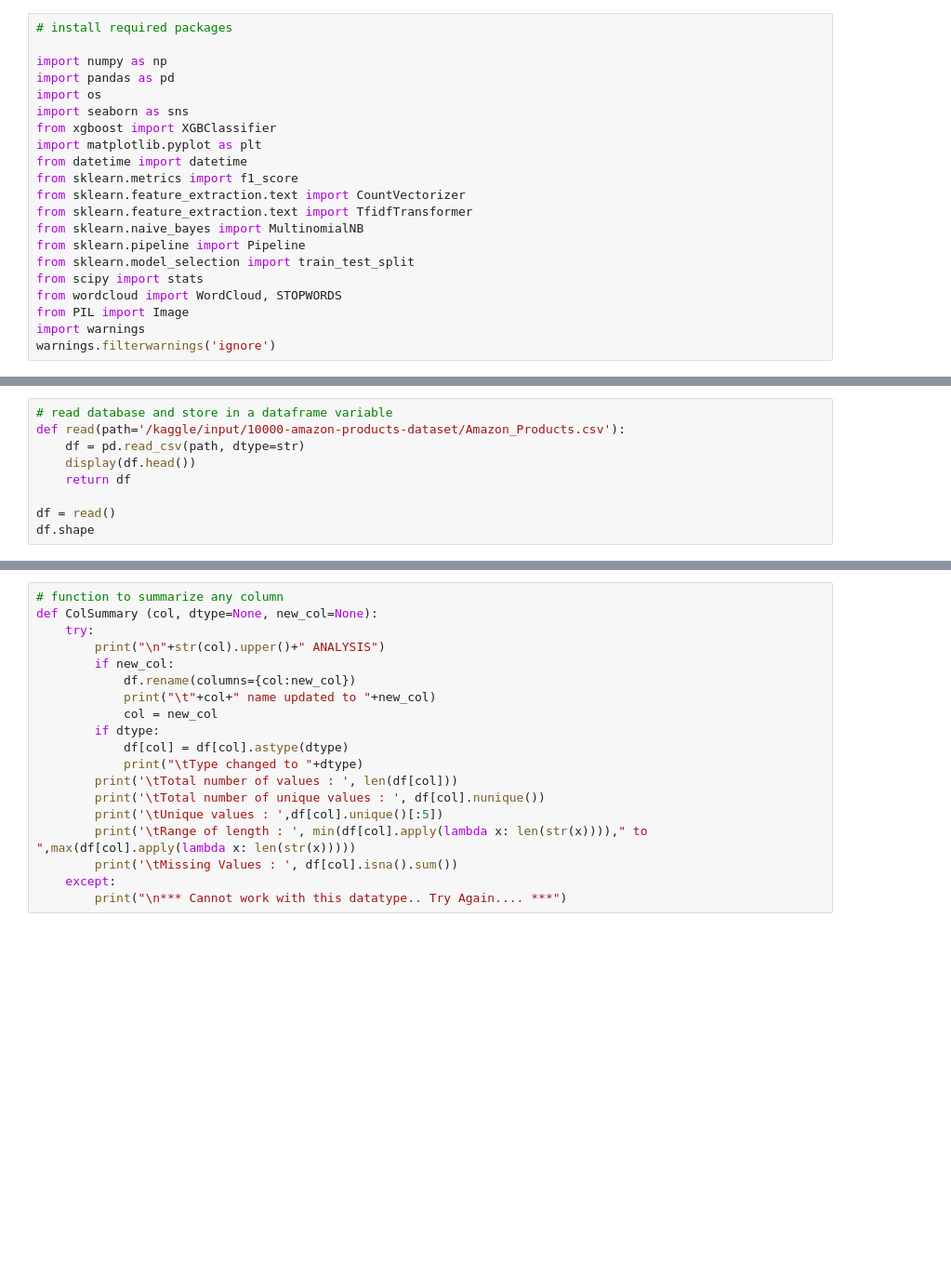
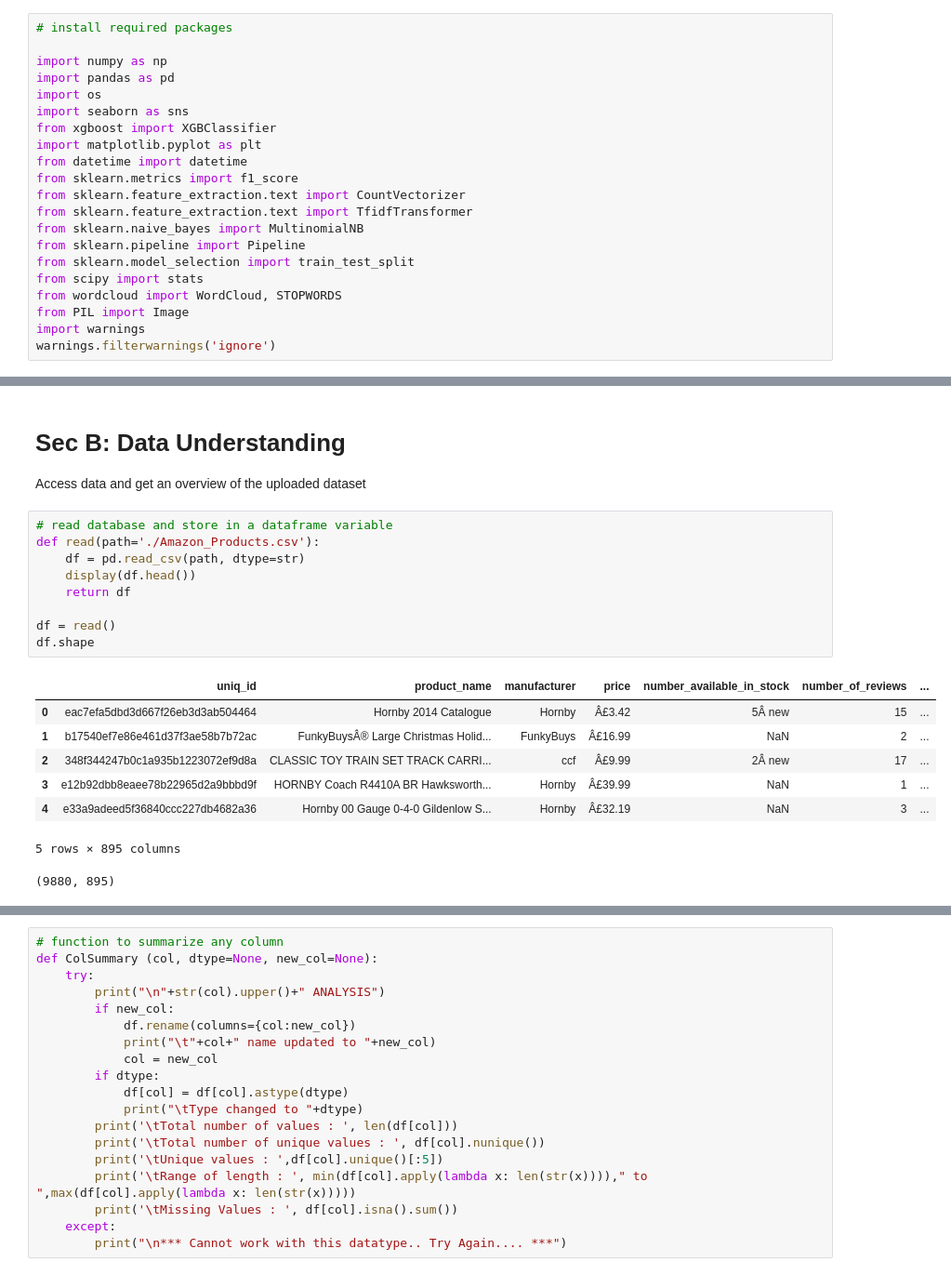
Before and after one commit to VidushiBhatia/UdacityProject-EDA, a Jupyter notebook: 5-eda-on-amazon-products.ipynb, the cells around one changed output, grey strips where cells are left out. Shown: that part at 93% size. Cells and saved outputs as stored; diff of their text form; blank space fills up the shorter version.

```diff
--- a/5-eda-on-amazon-products.ipynb
+++ b/5-eda-on-amazon-products.ipynb
@@ -22,9 +32,22 @@ warnings.filterwarnings('ignore')
+# %% [markdown]
+# Sec B: Data Understanding
+
+Access data and get an overview of the uploaded dataset
 # %%
 # read database and store in a dataframe variable
-def read(path='/kaggle/input/10000-amazon-products-dataset/Amazon_Products.csv'):
+def read(path='./Amazon_Products.csv'):
     df = pd.read_csv(path, dtype=str)
     display(df.head())
     return df
 
 df = read()
 df.shape
+# %% [output]
+|  | uniq_id | product_name | manufacturer | price | number_available_in_stock | number_of_reviews | ... |
+| 0 | eac7efa5dbd3d667f26eb3d3ab504464 | Hornby 2014 Catalogue | Hornby | Â£3.42 | 5Â new | 15 | ... |
+| 1 | b17540ef7e86e461d37f3ae58b7b72ac | FunkyBuysÂ® Large Christmas Holid... | FunkyBuys | Â£16.99 | NaN | 2 | ... |
+| 2 | 348f344247b0c1a935b1223072ef9d8a | CLASSIC TOY TRAIN SET TRACK CARRI... | ccf | Â£9.99 | 2Â new | 17 | ... |
+| 3 | e12b92dbb8eaee78b22965d2a9bbbd9f | HORNBY Coach R4410A BR Hawksworth... | Hornby | Â£39.99 | NaN | 1 | ... |
+| 4 | e33a9adeed5f36840ccc227db4682a36 | Hornby 00 Gauge 0-4-0 Gildenlow S... | Hornby | Â£32.19 | NaN | 3 | ... |
+5 rows × 895 columns
+(9880, 895)
```
Also changed, not shown: parts of 37 cells of this notebook, 1 other file.
